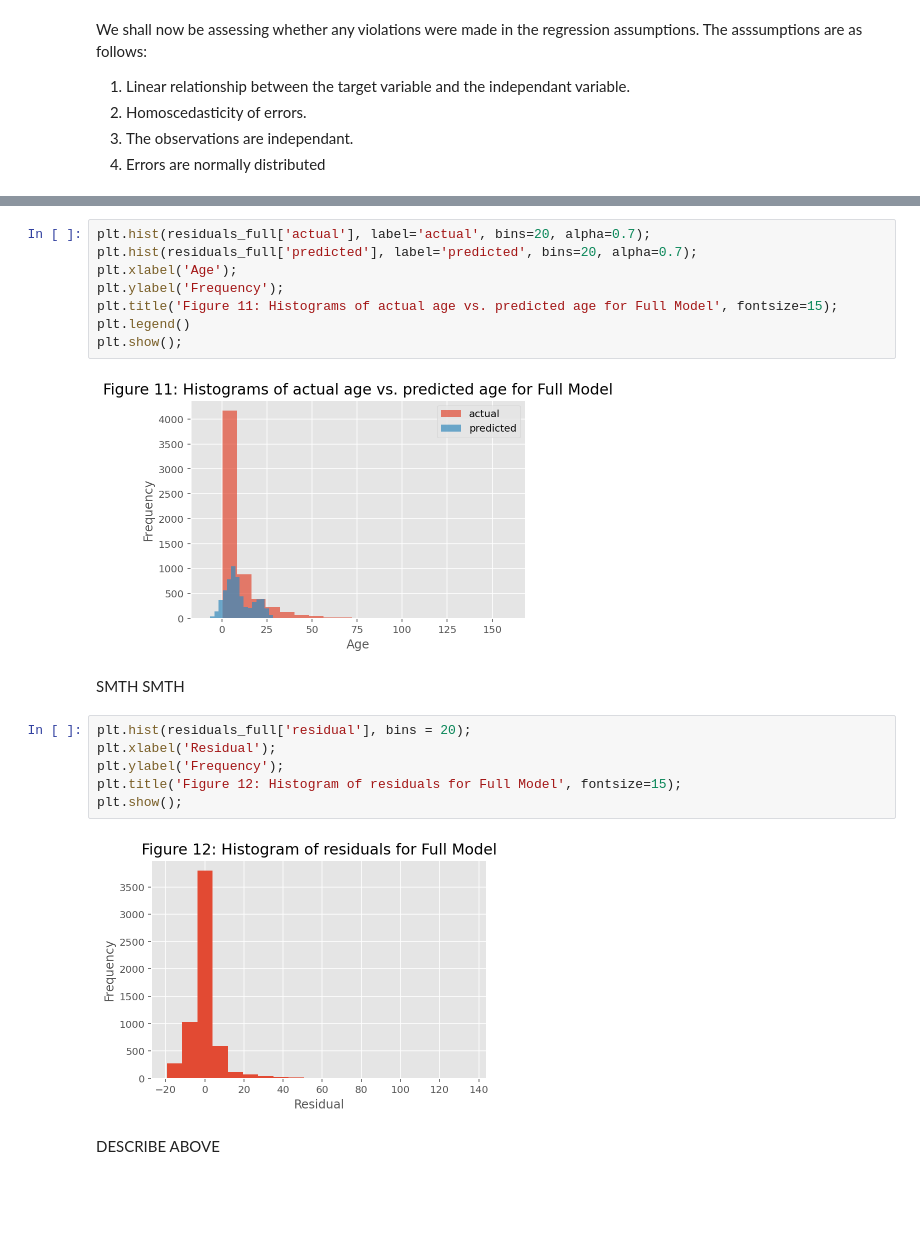
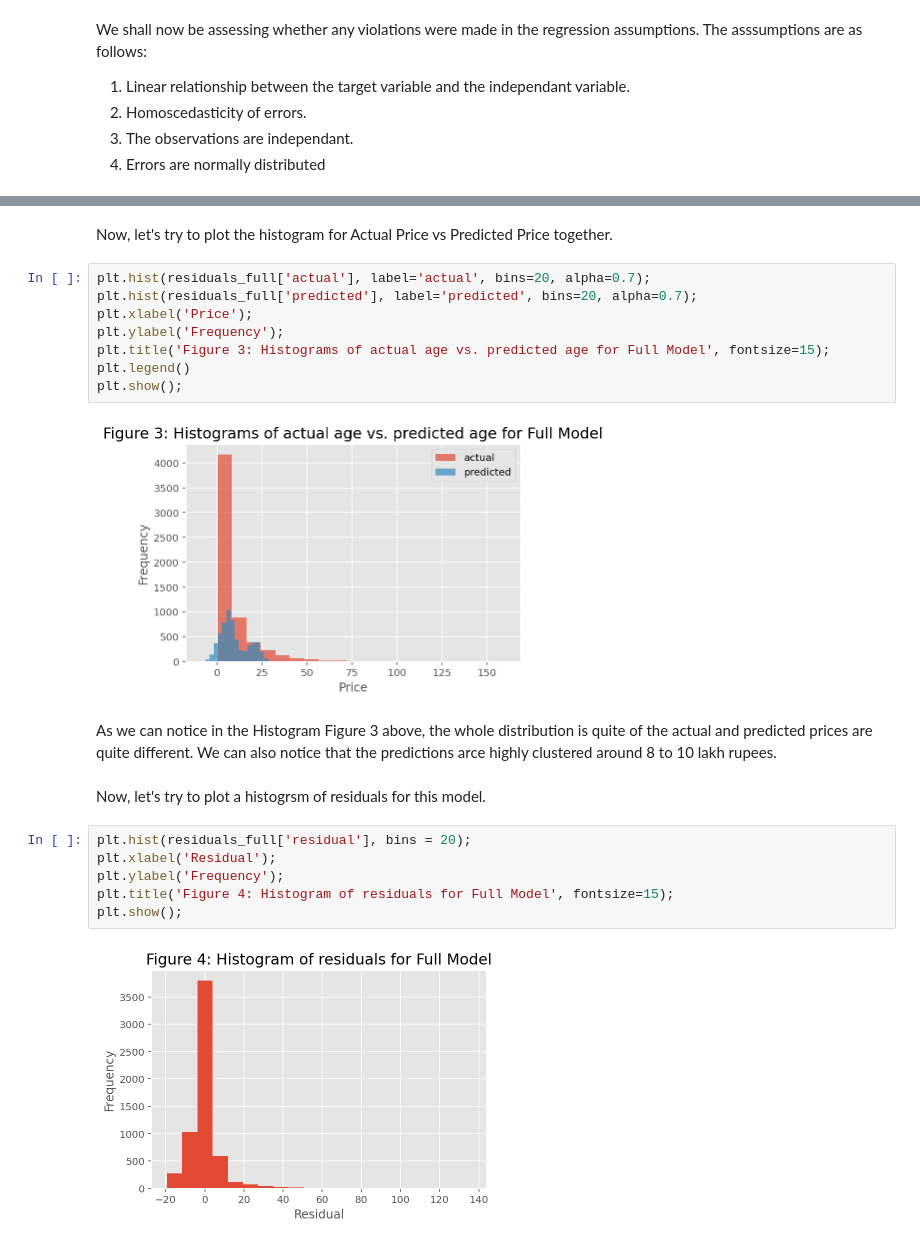
Before and after one commit to mayankthakkar17/MATHS_2_GROUP_11, a Jupyter notebook: maths2_phase2_grp11.ipynb, the cells around one changed output, grey strips where cells are left out. Drawn from its saved outputs; the diff is of its cells as text; blank space fills up the shorter version.

```diff
--- a/maths2_phase2_grp11.ipynb
+++ b/maths2_phase2_grp11.ipynb
@@ -232,22 +265,24 @@ smth smth
+# %% [markdown]
+Now, let's try to plot the histogram for Actual Price vs Predicted Price together.
 # %%
 plt.hist(residuals_full['actual'], label='actual', bins=20, alpha=0.7);
 plt.hist(residuals_full['predicted'], label='predicted', bins=20, alpha=0.7);
-plt.xlabel('Age');
+plt.xlabel('Price');
 plt.ylabel('Frequency');
-plt.title('Figure 11: Histograms of actual age vs. predicted age for Full Model', fontsize=15);
+plt.title('Figure 3: Histograms of actual age vs. predicted age for Full Model', fontsize=15);
 plt.legend()
 plt.show();
 # %% [output]
-[figure, old version]
+[figure, new version]
-# %% [markdown]
-SMTH SMTH
+# %% [markdown]
+As we can notice in the Histogram Figure 3 above, the whole distribution is quite of the actual and predicted prices are quite different. We can also notice that the predictions arce highly clustered around 8 to 10 lakh rupees.
+# %% [markdown]
+Now, let's try to plot a histogrsm of residuals for this model.
 # %%
 plt.hist(residuals_full['residual'], bins = 20);
 plt.xlabel('Residual');
 plt.ylabel('Frequency');
-plt.title('Figure 12: Histogram of residuals for Full Model', fontsize=15);
+plt.title('Figure 4: Histogram of residuals for Full Model', fontsize=15);
 plt.show();
 # %% [output]
-[figure, old version]
+[figure, new version]
-# %% [markdown]
-DESCRIBE ABOVE
```
Also changed, not shown: parts of 22 cells of this notebook.
